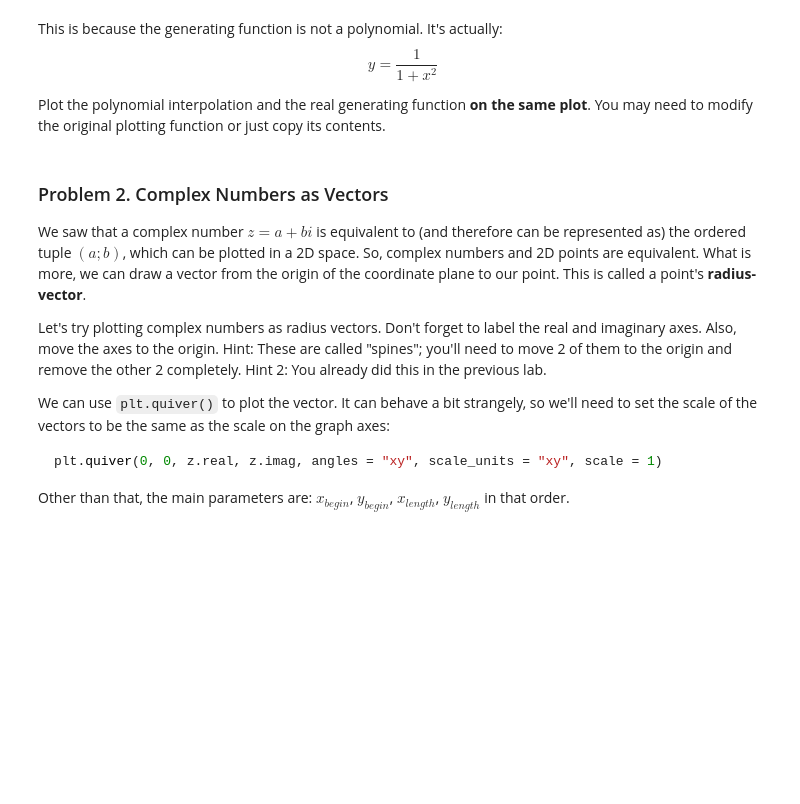
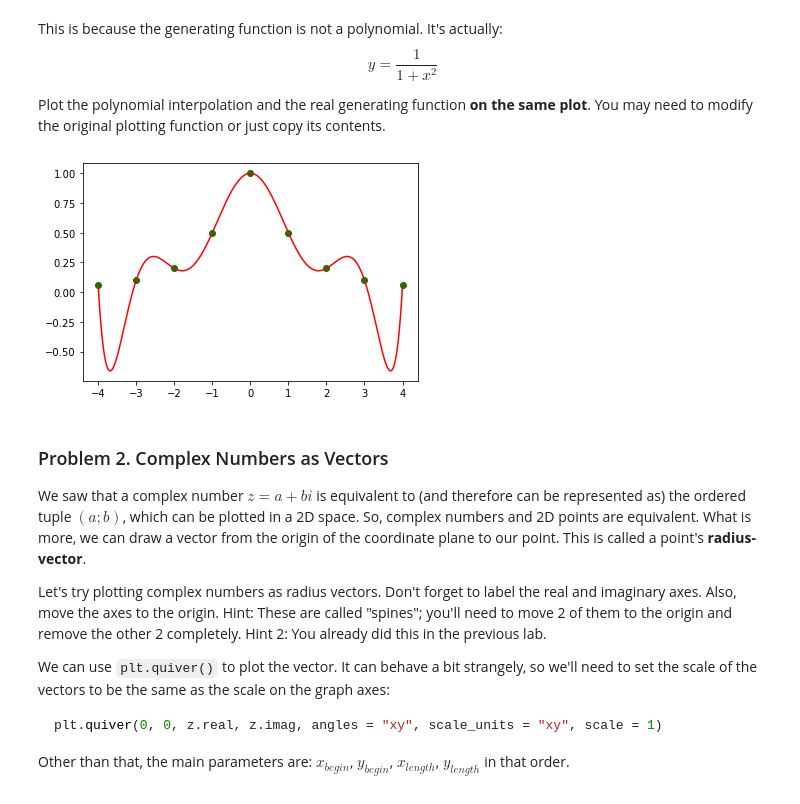
Before and after one commit to vladimirpetukhov/Artifical_Intelligence_Course, a Jupyter notebook: 01.Math_Concept_For_Devs/04. Basic-Algebra-Exercise/Basic Algebra Exercise.ipynb, the cells around one changed output. Saved outputs shown, nothing was run; the diff lists cells and outputs as text; code cells hidden in the pictures; blank space fills up the shorter version.

Commit message:
ADD: resolve Problem 1. Polynomial Interpolation

```diff
--- a/01.Math_Concept_For_Devs/04. Basic-Algebra-Exercise/Basic Algebra Exercise.ipynb
+++ b/01.Math_Concept_For_Devs/04. Basic-Algebra-Exercise/Basic Algebra Exercise.ipynb
@@ -162,3 +167,22 @@ Plot the polynomial interpolation and the real generating function **on the same
+# %%
+# Write your code here
+def interpolate_polynomial2(points, degree, min_x, max_x):
+    x=points[:,0]
+    y=points[:,1]
+
+    poly=np.polyfit(x,(1/(1+x**2)),degree)
+    polynomial_function=np.poly1d(poly)
+
+    x_polynomial=np.linspace(min_x,max_x,5000)
+    y_polynomial=polynomial_function(x_polynomial)
+
+    plt.scatter(x,y,c="g")
+    plt.plot(x_polynomial,y_polynomial,c="r")
+    plt.show()
+# %%
+interpolate_polynomial2(points, len(points) - 1, np.min(points[:, 0]), np.max(points[:, 0]))
+# %% [output]
+[figure, added]
 # %% [markdown]
 ### Problem 2. Complex Numbers as Vectors
 We saw that a complex number $z = a + bi$ is equivalent to (and therefore can be represented as) the ordered tuple $(a; b)$, which can be plotted in a 2D space. So, complex numbers and 2D points are equivalent. What is more, we can draw a vector from the origin of the coordinate plane to our point. This is called a point's **radius-vector**.
```
Also changed, not shown: parts of 4 cells of this notebook.
